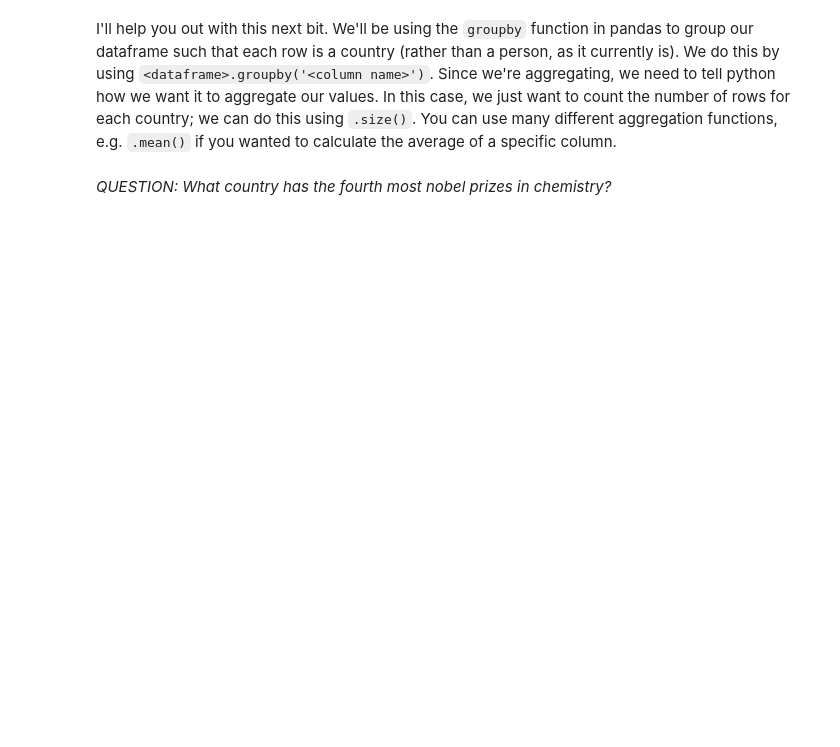
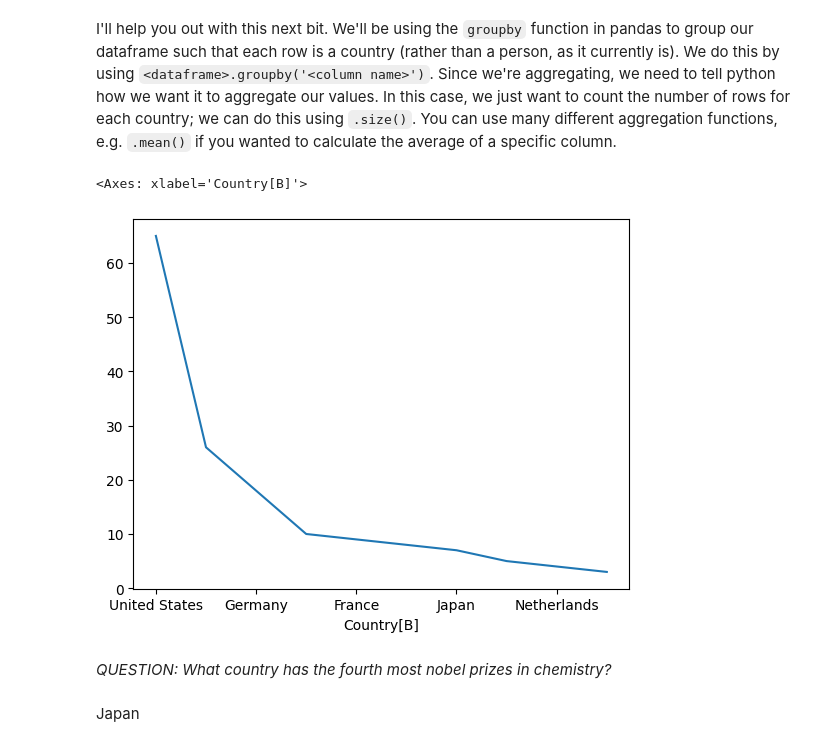
Before and after one commit to Raphaeldavid203/QM2, a Jupyter notebook: notebooks/W02. Pandas.ipynb, the cells around one changed output. Cells and saved outputs as stored; diff of their text form; code cells hidden in the pictures; blank space fills up the shorter version.

```diff
--- a/notebooks/W02. Pandas.ipynb
+++ b/notebooks/W02. Pandas.ipynb
@@ -396,5 +396,9 @@ And there we have it; a nicely formatted dataframe ready for analysis, straight
 Using the following URL https://en.wikipedia.org/wiki/List_of_Nobel_laureates_in_Chemistry create a plot of the top 10 countries in terms of nobel laureates. First, follow the steps below:
 # %%
 # scrape the table of Nobel Laureates in Chemistry using read_html. remember, this gives us a LIST of dataframes! lets call this list chem_tables
-
+urlA='https://en.wikipedia.org/wiki/List_of_Nobel_laureates_in_Chemistry'
+tablesA=pandas.read_html(urlA)
+print (tablesA)
 # select the first dataframe from this list and call it chem
+chem=tablesA[0]
+chem
@@ -403,10 +438,16 @@ I'll help you out with this next bit. We'll be using the `groupby` function in p
 # %%
 # here, we're creating a new dataframe called 'country' in which each row is a country, and the values represent the number of nobel laureates.
 countries=chem.groupby('Country[B]').size()
 
 #now let's sort it in descending order
-countries.sort_values(ascending=False)
+table=countries.sort_values(ascending=False).head(10)
 
 # finally, plot the top 10 countries
+table.plot()
+# %% [output]
+<Axes: xlabel='Country[B]'>
+[figure, added]
 # %% [markdown]
 *QUESTION: What country has the fourth most nobel prizes in chemistry?*
+# %% [markdown]
+Japan
```
Also changed, not shown: parts of 1 cell of this notebook.
